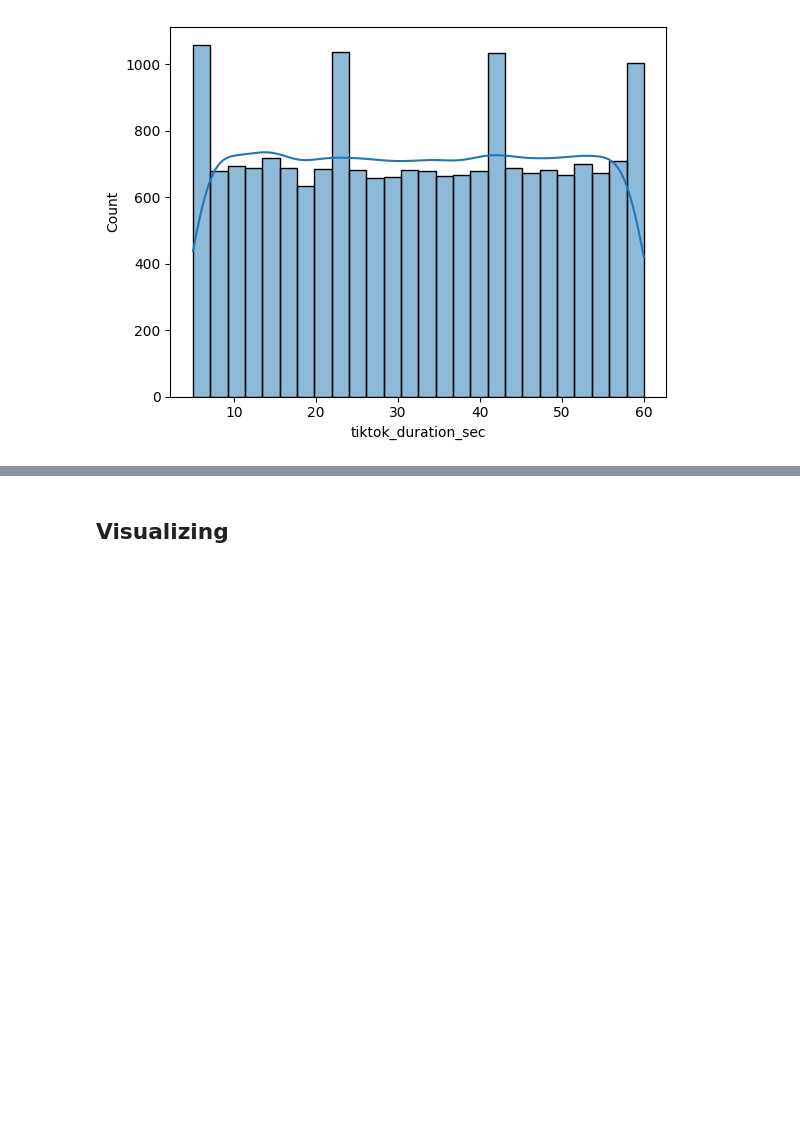
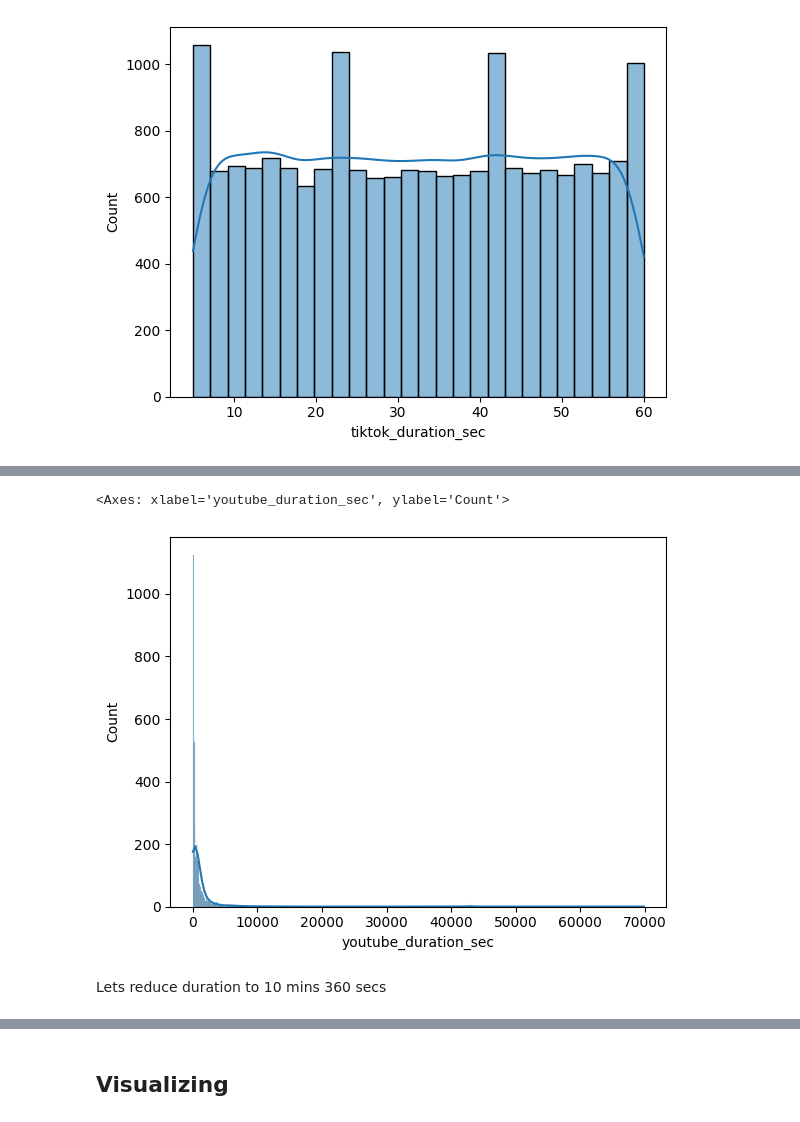
Before and after one commit to Takosaga/fall_24, a Jupyter notebook: big_data/coursework_assignment/3_dashboard.ipynb, the cells around one changed output, grey strips where cells are left out. Cells and saved outputs as stored; diff of their text form; code cells hidden in the pictures; blank space fills up the shorter version.

```diff
--- a/big_data/coursework_assignment/3_dashboard.ipynb
+++ b/big_data/coursework_assignment/3_dashboard.ipynb
@@ -109,0 +133,7 @@ plt.hist(data_to_plot, bins=30)
+# %%
+sns.histplot(data_to_plot, kde=True)
+# %% [output]
+<Axes: xlabel='youtube_duration_sec', ylabel='Count'>
+[figure, added]
+# %% [markdown]
+Lets reduce duration to 10 mins 360 secs
```
Also changed, not shown: parts of 27 cells of this notebook.
